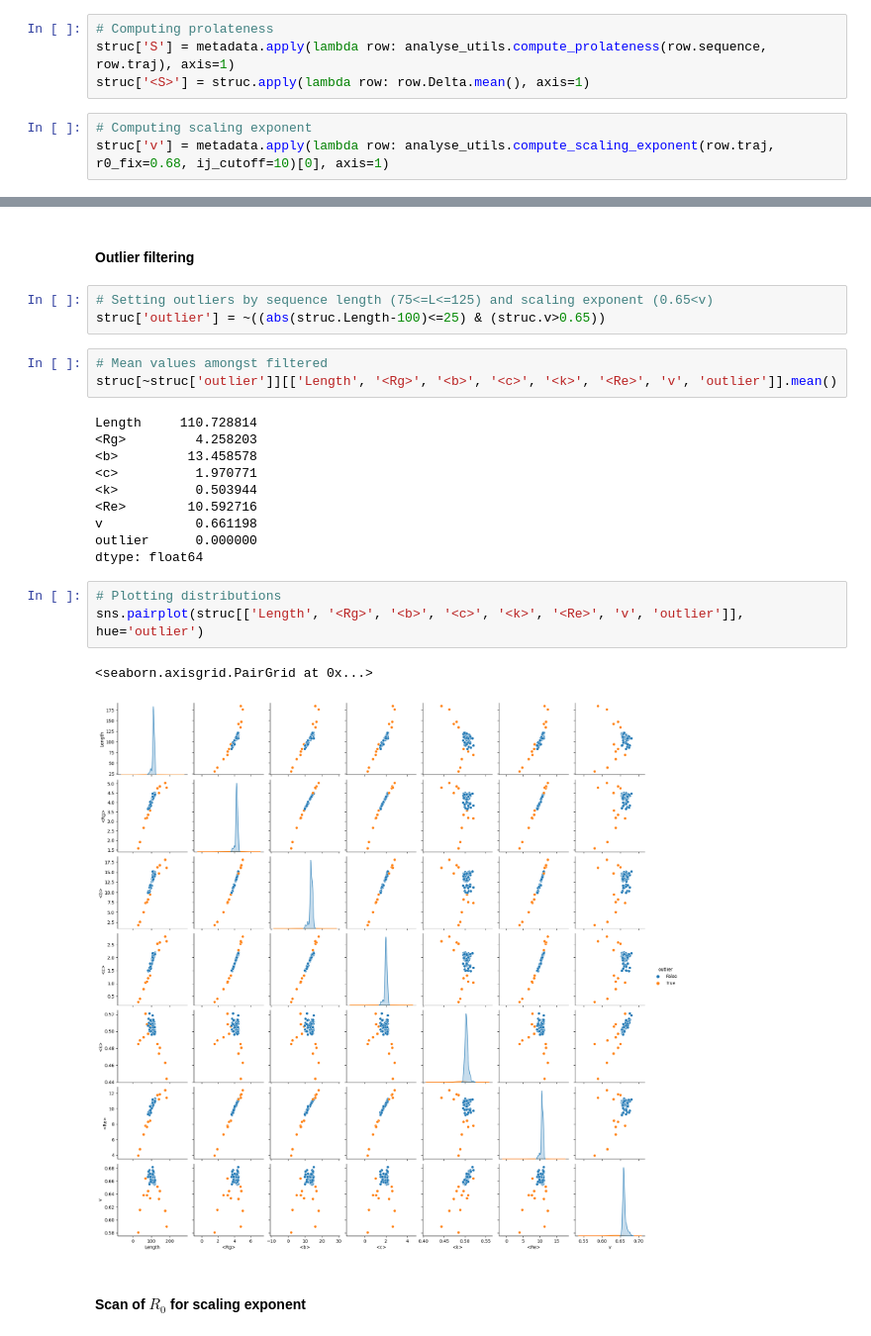
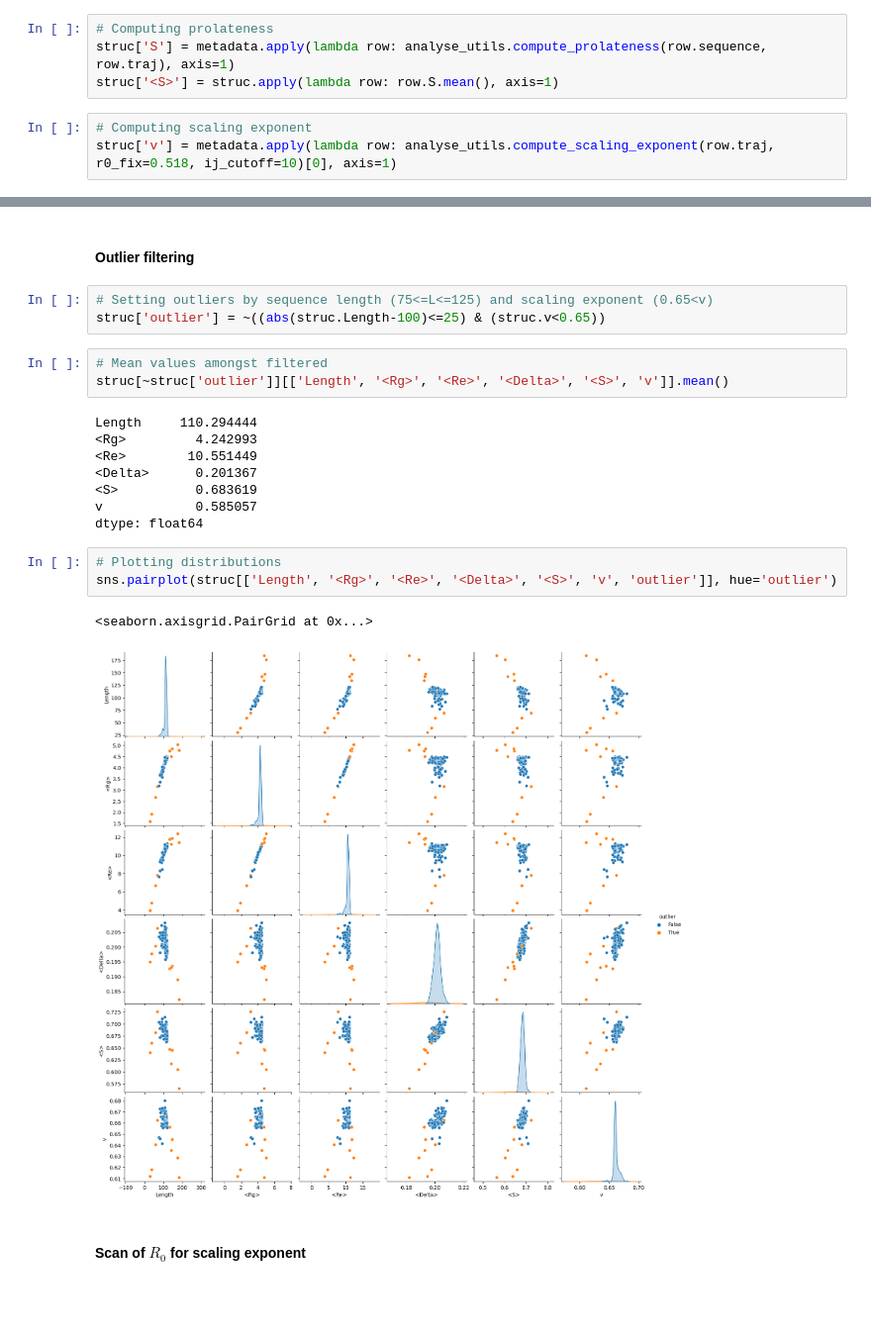
Before and after one commit to frederikespersen/OrthoIDP, a Jupyter notebook: exp/ortho_h1-0/ortho_h1-0.ipynb, the cells around one changed output, grey strips where cells are left out. Shown at 99% size. Drawn from its saved outputs; the diff is of its cells as text; blank space fills up the shorter version.

```diff
--- a/exp/ortho_h1-0/ortho_h1-0.ipynb
+++ b/exp/ortho_h1-0/ortho_h1-0.ipynb
@@ -543,10 +543,10 @@ struc['<Delta>'] = struc.apply(lambda row: row.Delta.mean(), axis=1)
 # %%
 # Computing prolateness
 struc['S'] = metadata.apply(lambda row: analyse_utils.compute_prolateness(row.sequence, row.traj), axis=1)
-struc['<S>'] = struc.apply(lambda row: row.Delta.mean(), axis=1)
+struc['<S>'] = struc.apply(lambda row: row.S.mean(), axis=1)
 # %%
 # Computing scaling exponent
-struc['v'] = metadata.apply(lambda row: analyse_utils.compute_scaling_exponent(row.traj, r0_fix=0.68, ij_cutoff=10)[0], axis=1)
+struc['v'] = metadata.apply(lambda row: analyse_utils.compute_scaling_exponent(row.traj, r0_fix=0.518, ij_cutoff=10)[0], axis=1)
 # %%
 # Displaying means
 struc[[*struc.columns[struc.columns.str.contains('<')], 'v']]
@@ -582,26 +596,24 @@ plt.show()
 #### Outlier filtering
 # %%
 # Setting outliers by sequence length (75<=L<=125) and scaling exponent (0.65<v)
-struc['outlier'] = ~((abs(struc.Length-100)<=25) & (struc.v>0.65))
+struc['outlier'] = ~((abs(struc.Length-100)<=25) & (struc.v<0.65))
 # %%
 # Mean values amongst filtered
-struc[~struc['outlier']][['Length', '<Rg>', '<b>', '<c>', '<k>', '<Re>', 'v', 'outlier']].mean()
+struc[~struc['outlier']][['Length', '<Rg>', '<Re>', '<Delta>', '<S>', 'v']].mean()
 # %% [output]
-Length     110.728814
-<Rg>         4.258203
-<b>         13.458578
-<c>          1.970771
-<k>          0.503944
-<Re>        10.592716
-v            0.661198
-outlier      0.000000
+Length     110.294444
+<Rg>         4.242993
+<Re>        10.551449
+<Delta>      0.201367
+<S>          0.683619
+v            0.585057
 dtype: float64
 # %%
 # Plotting distributions
-sns.pairplot(struc[['Length', '<Rg>', '<b>', '<c>', '<k>', '<Re>', 'v', 'outlier']], hue='outlier')
+sns.pairplot(struc[['Length', '<Rg>', '<Re>', '<Delta>', '<S>', 'v', 'outlier']], hue='outlier')
 # %% [output]
 <seaborn.axisgrid.PairGrid at 0x...>
-[figure, old version]
+[figure, new version]
 # %% [markdown]
 #### Scan of $R_0$ for scaling exponent
 # %% [markdown]
```
Also changed, not shown: parts of 8 cells of this notebook.
